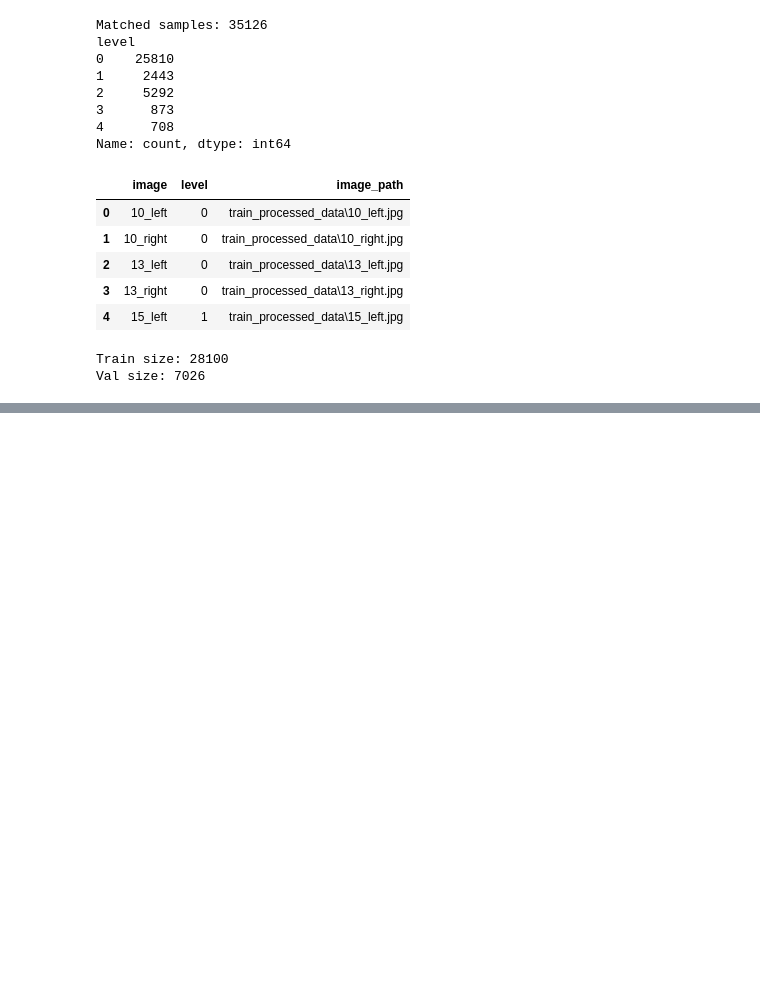
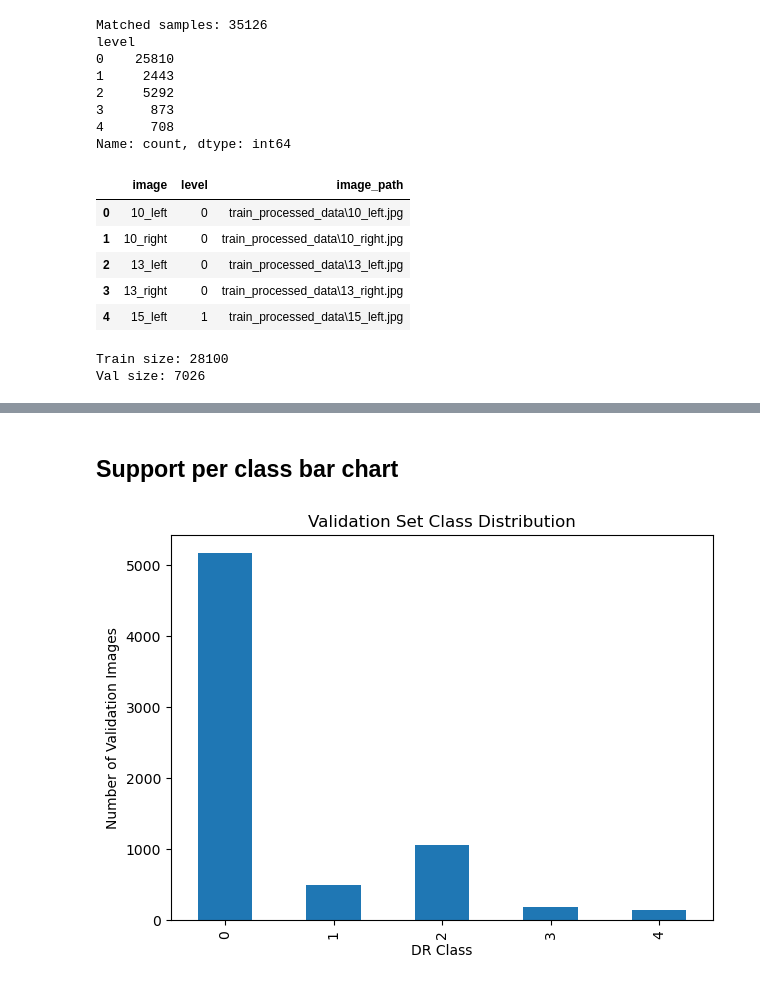
Before and after one commit to Tempest-Kohaku/Diabetic-Retinopathy-Grading-Group-34, a Jupyter notebook: AML Data Preprocessing.ipynb, the cells around one changed output, grey strips where cells are left out. Saved outputs shown, nothing was run; the diff lists cells and outputs as text; code cells hidden in the pictures; blank space fills up the shorter version.

```diff
--- a/AML Data Preprocessing.ipynb
+++ b/AML Data Preprocessing.ipynb
@@ -149,0 +539,10 @@ val_df.to_csv("val_dataset",index = False)
+# %% [markdown]
+## Support per class bar chart
+# %%
+val_df["level"].value_counts().sort_index().plot(kind="bar", figsize=(7,5))
+plt.xlabel("DR Class")
+plt.ylabel("Number of Validation Images")
+plt.title("Validation Set Class Distribution")
+plt.show()
+# %% [output]
+[figure, added]
```
Also changed, not shown: parts of 63 cells of this notebook.
